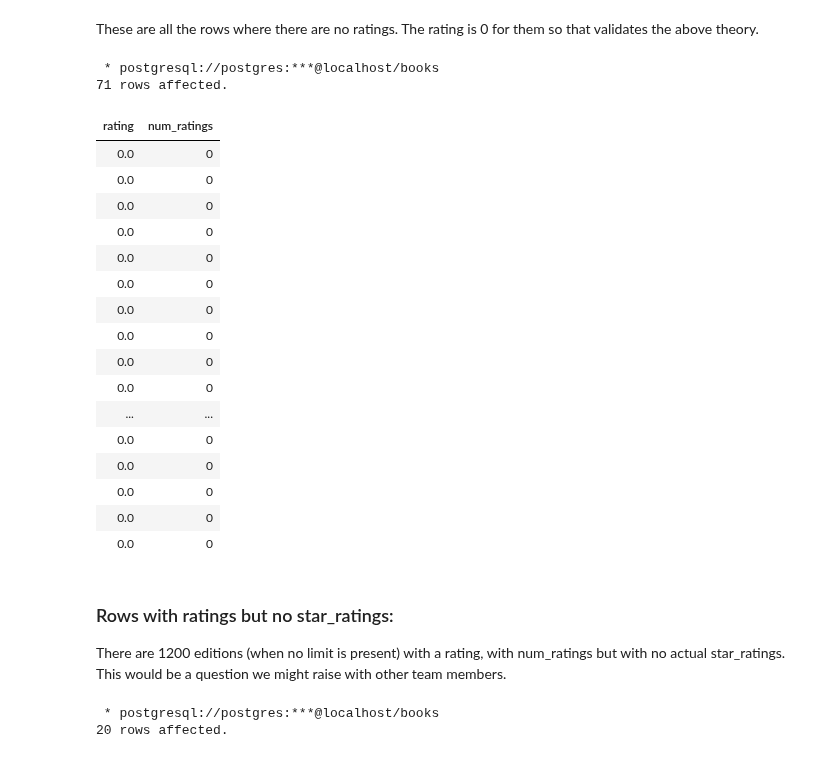
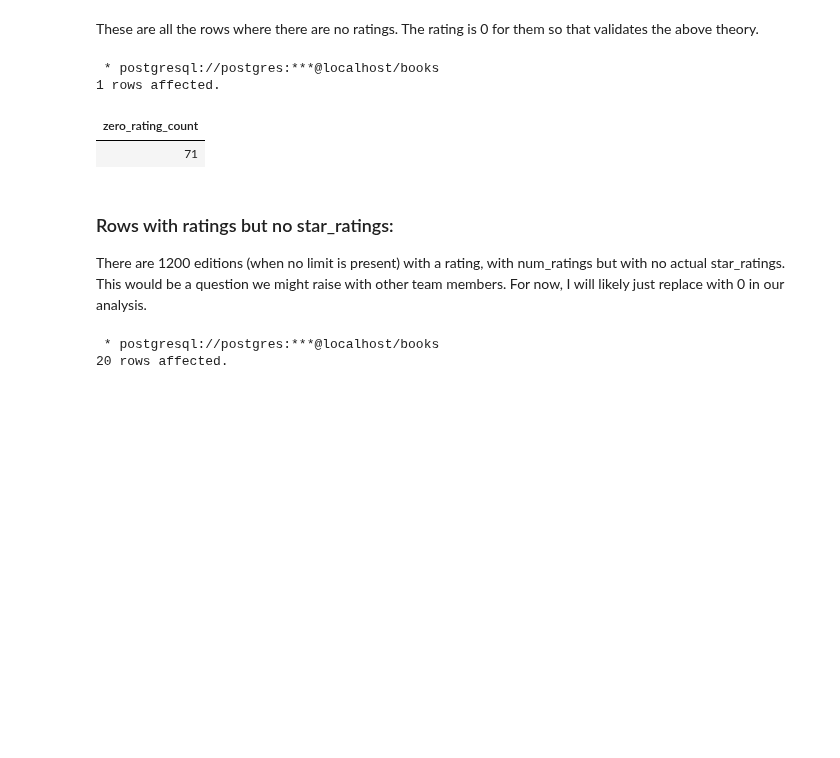
Before and after one commit to codeslp/books_db, a Jupyter notebook: src/analysis.ipynb, the cells around one changed output. Saved outputs shown, nothing was run; the diff lists cells and outputs as text; code cells hidden in the pictures; blank space fills up the shorter version.

Commit message:
moved analysis blocks

```diff
--- a/src/analysis.ipynb
+++ b/src/analysis.ipynb
@@ -81,32 +83,17 @@ LIMIT 10;
 These are all the rows where there are no ratings. The rating is 0 for them so that validates the above theory.
 # %%
 %%sql
-SELECT rating, num_ratings
+SELECT COUNT(rating) as zero_rating_count
 FROM edition
 WHERE num_ratings IS NULL or num_ratings = 0;
 # %% [output]
  * postgresql://postgres:***@localhost/books
-71 rows affected.
+1 rows affected.
-| rating | num_ratings |
-| 0.0 | 0 |
-| 0.0 | 0 |
-| 0.0 | 0 |
-| 0.0 | 0 |
-| 0.0 | 0 |
-| 0.0 | 0 |
-| 0.0 | 0 |
-| 0.0 | 0 |
-| 0.0 | 0 |
-| 0.0 | 0 |
-| ... | ... |
-| 0.0 | 0 |
-| 0.0 | 0 |
-| 0.0 | 0 |
-| 0.0 | 0 |
-| 0.0 | 0 |
+| zero_rating_count |
+| 71 |
 # %% [markdown]
 ### Rows with ratings but no star_ratings:
-There are 1200 editions (when no limit is present) with a rating, with num_ratings but with no actual star_ratings. This would be a question we might raise with other team members.
+There are 1200 editions (when no limit is present) with a rating, with num_ratings but with no actual star_ratings. This would be a question we might raise with other team members. For now, I will likely just replace with 0 in our analysis.
 # %%
 %%sql
 SELECT e.title, e.rating, e.num_ratings, sr.five_star AS edition_with_no_star_rating
```
Also changed, not shown: parts of 40 cells of this notebook, 2 other files.
